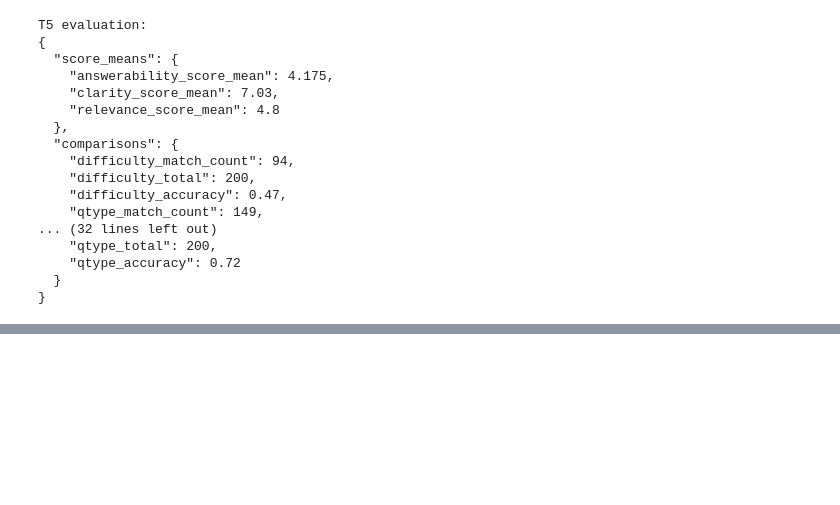
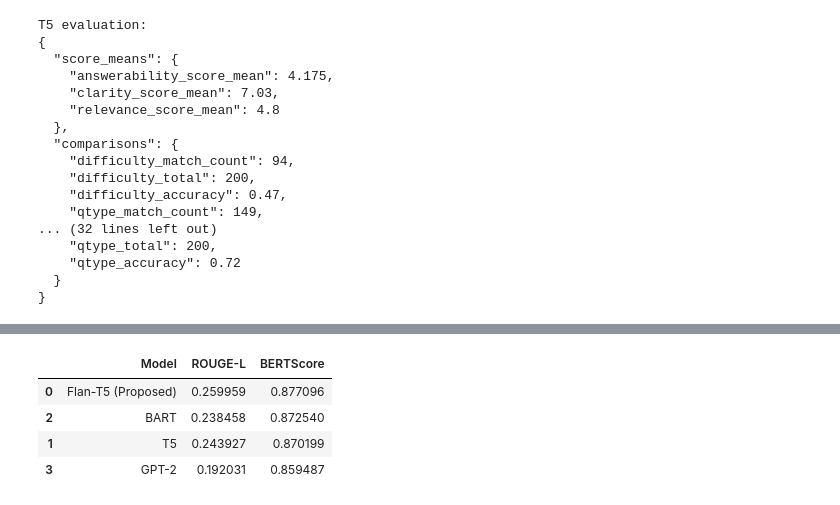
Before and after one commit to AliKarimiENT/thesis-project, a Jupyter notebook: src/evaluation/NQG-evaluation.ipynb, the cells around one changed output, grey strips where cells are left out. Cells and saved outputs as stored; diff of their text form; code cells hidden in the pictures; blank space fills up the shorter version.

```diff
--- a/src/evaluation/NQG-evaluation.ipynb
+++ b/src/evaluation/NQG-evaluation.ipynb
@@ -421,0 +440,94 @@ T5 evaluation:
+# %%
+import torch
+import pandas as pd
+import numpy as np
+from rouge_score import rouge_scorer
+from bert_score import score
+from tqdm import tqdm
+
+# 1. Define the Evaluation Function
+def evaluate_dataframe(df, model_name):
+    """
+    Computes ROUGE-L and BERTScore for a single DataFrame.
+    """
+    print(f"\n📊 Evaluating {model_name}...")
+
+    # --- A. Standardize Column Names ---
+    cols = df.columns
+    if 'ref_question' in cols: ref_col = 'ref_question'
+    elif 'reference_question' in cols: ref_col = 'reference_question'
+    elif 'ref' in cols: ref_col = 'ref'
+    elif 'Question' in cols: ref_col = 'Question'
+    else:
+        print(f"❌ Error: Could not find reference column in {model_name}. Keys: {cols}")
+        return None
+
+    if 'gen_question' in cols: gen_col = 'gen_question'
+    elif 'generated_question' in cols: gen_col = 'generated_question'
+    elif 'gen' in cols: gen_col = 'gen'
+    elif 'generated' in cols: gen_col = 'generated'
+    else:
+        print(f"❌ Error: Could not find generated column in {model_name}. Keys: {cols}")
+        return None
+
+    # Drop NaNs and ensure strings
+    df_clean = df.dropna(subset=[ref_col, gen_col]).copy()
+    refs = df_clean[ref_col].astype(str).tolist()
+    preds = df_clean[gen_col].astype(str).tolist()
+
+    # --- B. Calculate ROUGE-L ---
+    print("   ⏳ Calculating ROUGE-L...")
+    scorer = rouge_scorer.RougeScorer(['rougeL'], use_stemmer=True)
+    rouge_scores = [scorer.score(r, p)['rougeL'].fmeasure for r, p in zip(refs, preds)]
+    mean_rouge = np.mean(rouge_scores)
+
+    # --- C. Calculate BERTScore ---
+    print("   ⏳ Calculating BERTScore (using cuda)...")
+    try:
+        # We explicitly check for GPU here
+        device = 'cuda' if torch.cuda.is_available() else 'cpu'
+        P, R, F1 = score(preds, refs, lang="en", verbose=False, device=device)
+        mean_bert = F1.mean().item()
+    except Exception as e:
+        print(f"   ⚠️ BERTScore failed. Error: {e}")
+        mean_bert = 0.0
+
+    print(f"   ✅ Done! ROUGE-L: {mean_rouge:.4f} | BERTScore: {mean_bert:.4f}")
+
+    return {
+        "Model": model_name,
+        "ROUGE-L": mean_rouge,
+        "BERTScore": mean_bert
+    }
+
+# 2. Prepare your DataFrames
+models_to_eval = [
+    ("Flan-T5 (Proposed)", data),
+    ("T5", data_T5),
+    ("BART", data_BART),
+    ("GPT-2", data_GPT2)
+]
+
+# 3. Run Evaluation Loop
+results_list = []
+
+for name, df_obj in models_to_eval:
+    if df_obj is not None and not df_obj.empty:
+        metrics = evaluate_dataframe(df_obj, name)
+        if metrics:
+            results_list.append(metrics)
+    else:
+        print(f"⚠️ Skipping {name}: DataFrame is empty or None.")
+
+# 4. Display Final Comparison Table
+print("\n" + "="*40)
+print("🏆 FINAL MODEL COMPARISON")
+print("="*40)
+final_df = pd.DataFrame(results_list)
+# Sort by BERTScore
+final_df = final_df.sort_values(by="BERTScore", ascending=False)
+display(final_df)
+
+# Optional: Save to CSV for your paper
+final_df.to_csv("paper_model_comparison.csv", index=False)
+# %% [output]
@@ -421,0 +569,5 @@ T5 evaluation:
+|  | Model | ROUGE-L | BERTScore |
+| 0 | Flan-T5 (Proposed) | 0.259959 | 0.877096 |
+| 2 | BART | 0.238458 | 0.872540 |
+| 1 | T5 | 0.243927 | 0.870199 |
+| 3 | GPT-2 | 0.192031 | 0.859487 |
```
Also changed, not shown: parts of 6 cells of this notebook.
